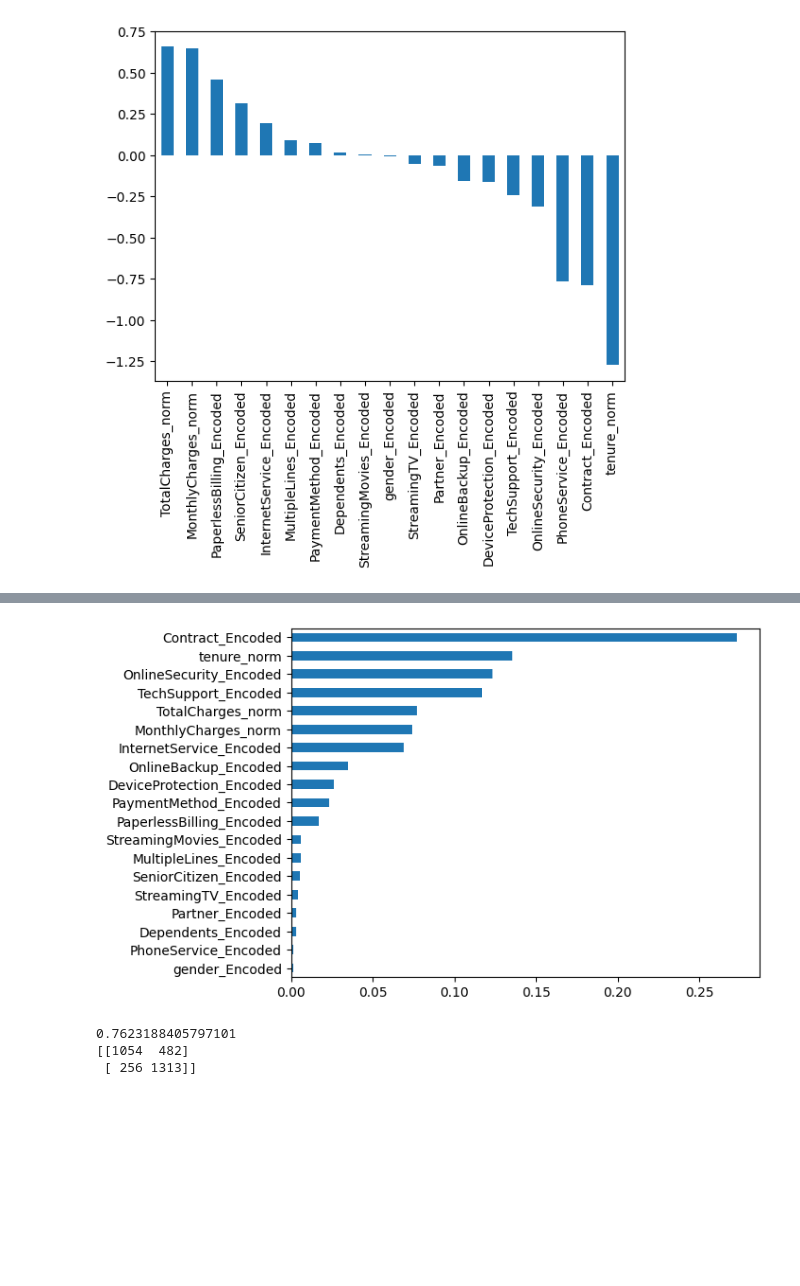
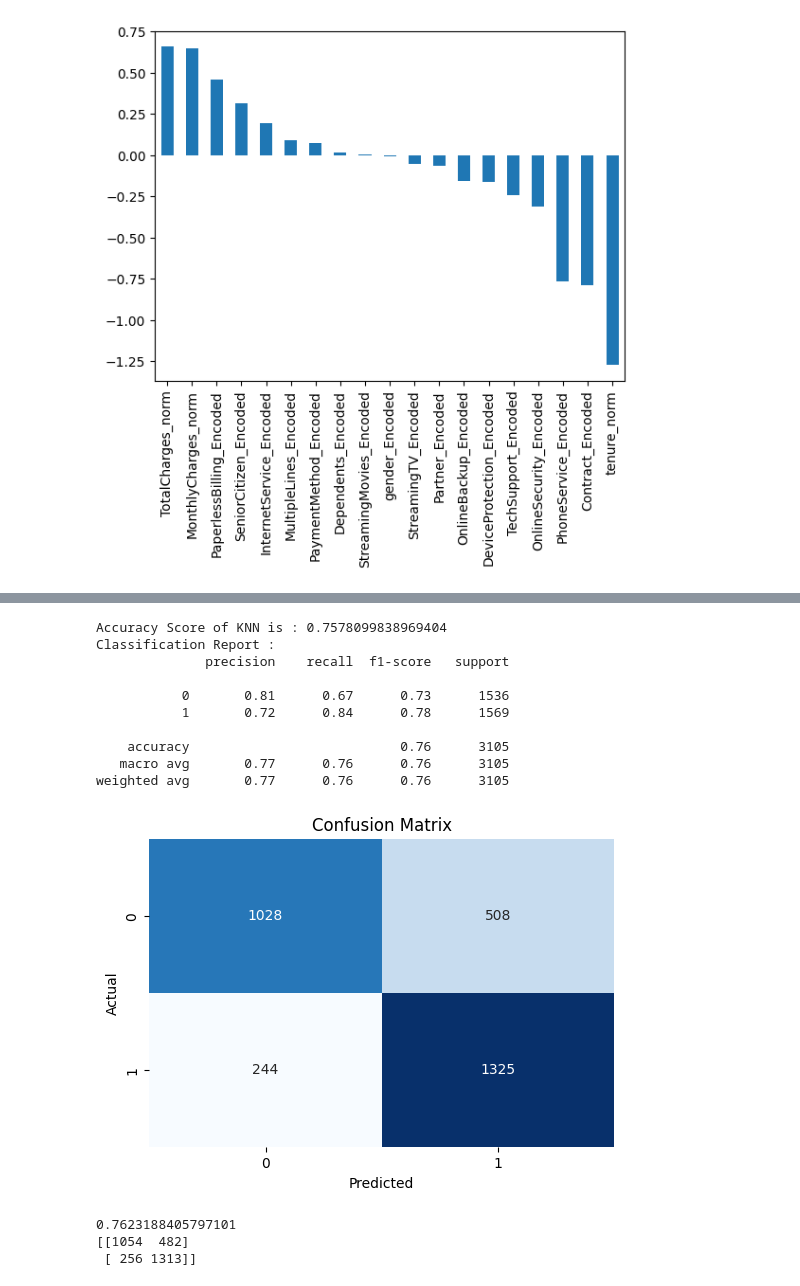
Before and after one commit to chanonchacharu/DM-TelcoChurnPrediction, a Jupyter notebook: churn-prediction-des434-data-analysis-and-ml.ipynb, the cells around one changed output, grey strips where cells are left out. Drawn from its saved outputs; the diff is of its cells as text; code cells hidden in the pictures; blank space fills up the shorter version.

Commit message:
Added Machine Learning Models

```diff
--- a/churn-prediction-des434-data-analysis-and-ml.ipynb
+++ b/churn-prediction-des434-data-analysis-and-ml.ipynb
@@ -283,7 +313,7 @@ Axes(0.125,0.11;0.775x0.77)
 # %%
 from sklearn.ensemble import RandomForestClassifier
 
-model_rf = RandomForestClassifier(
+rd_clf = RandomForestClassifier(
     n_estimators=1000 ,
     oob_score = True,
     n_jobs = -1,
@@ -292,8 +322,13 @@ model_rf = RandomForestClassifier(
     max_leaf_nodes = 30
 )
 
-model_rf.fit(X_train, y_train)
-prediction_test = model_rf.predict(X_test)
-print (accuracy_score(y_test, prediction_test))
+rd_clf.fit(X_train, y_train)
+prediction_test = rd_clf.predict(X_test)
+print(accuracy_score(y_test, prediction_test))
+
+importances = rd_clf.feature_importances_
+weights = pd.Series(importances, index=X_upsample_temp.columns.values)
+weights.sort_values().plot(kind = 'barh')
+plt.show()
 # %% [output]
 0.7755233494363929
@@ -300,9 +336,38 @@ print (accuracy_score(y_test, prediction_test))
-# %%
-importances = model_rf.feature_importances_
-weights = pd.Series(importances, index=X_upsample_temp.columns.values)
-weights.sort_values().plot(kind = 'barh')
-plt.show()
-# %% [output]
-[figure, removed]
+# %%
+from sklearn.neighbors import KNeighborsClassifier
+
+knn = KNeighborsClassifier()
+knn.fit(X_train, y_train)
+
+y_pred_knn = knn.predict(X_test)
+acc_knn = accuracy_score(y_test, y_pred_knn)
+clf_report = classification_report(y_test, y_pred_knn)
+
+print(f"Accuracy Score of KNN is : {acc_knn}")
+print(f"Classification Report : \n{clf_report}")
+
+# Convert the code below into function to display confusion matrix
+confusion = confusion_matrix(y_test, y_pred_knn)
+plt.figure(figsize=(6, 4))
+sns.heatmap(
+    confusion, annot=True, fmt="d", cmap="Blues", cbar=False,
+    xticklabels=np.unique(y_train), yticklabels=np.unique(y_train)
+)
+plt.xlabel('Predicted')
+plt.ylabel('Actual')
+plt.title('Confusion Matrix')
+plt.show()
+# %% [output]
+Accuracy Score of KNN is : 0.7578099838969404
+Classification Report :
+              precision    recall  f1-score   support
+
+           0       0.81      0.67      0.73      1536
+           1       0.72      0.84      0.78      1569
+
+    accuracy                           0.76      3105
+   macro avg       0.77      0.76      0.76      3105
+weighted avg       0.77      0.76      0.76      3105
+[figure, added]
 # %%
 from sklearn.svm import SVC
```
Also changed, not shown: parts of 12 cells of this notebook.
